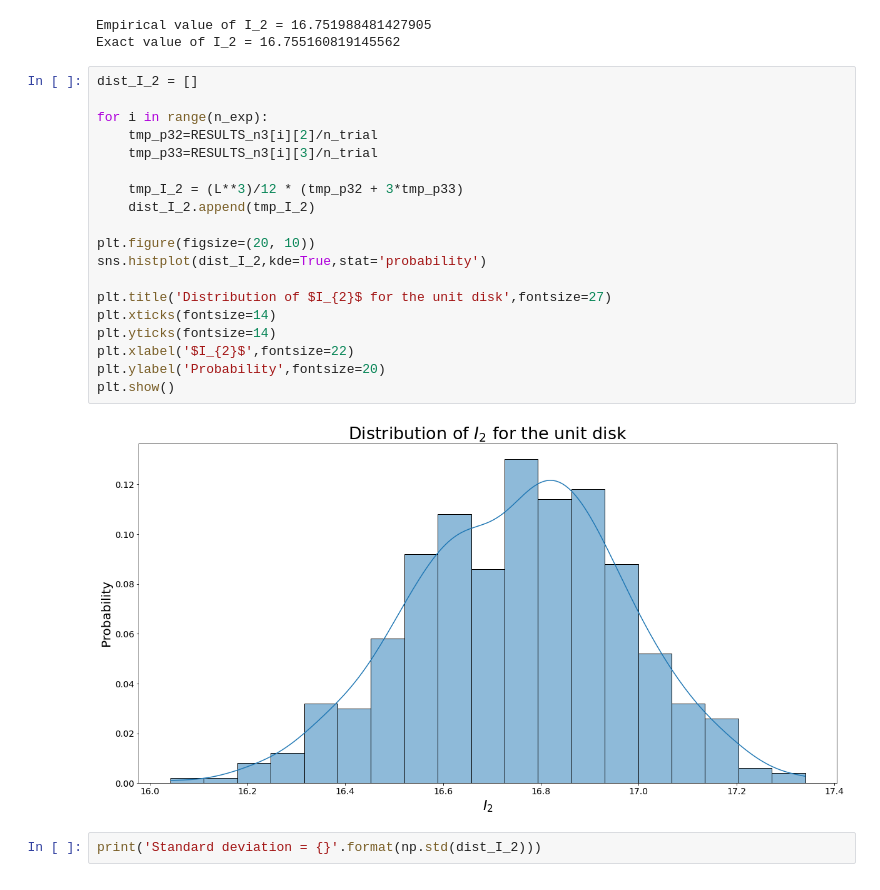
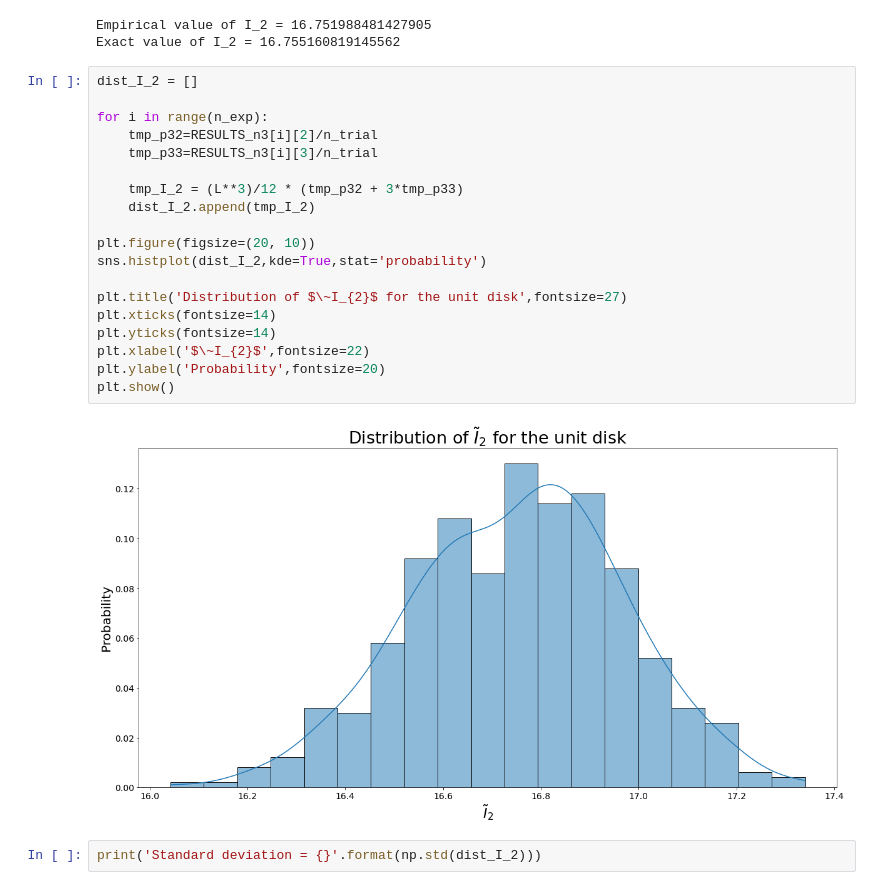
Before and after one commit to Davit98/Simulating_Random_Lines, a Jupyter notebook: Simulations (Unit Disk).ipynb, the cells around one changed output. Cells and saved outputs as stored; diff of their text form.

```diff
--- a/Simulations (Unit Disk).ipynb
+++ b/Simulations (Unit Disk).ipynb
@@ -185,24 +185,24 @@ Exact value of I_2 = 16.755160819145562
 # %%
 dist_I_2 = []
 
 for i in range(n_exp):
     tmp_p32=RESULTS_n3[i][2]/n_trial
     tmp_p33=RESULTS_n3[i][3]/n_trial
 
     tmp_I_2 = (L**3)/12 * (tmp_p32 + 3*tmp_p33)
     dist_I_2.append(tmp_I_2)
 
 plt.figure(figsize=(20, 10))
 sns.histplot(dist_I_2,kde=True,stat='probability')
 
-plt.title('Distribution of $I_{2}$ for the unit disk',fontsize=27)
+plt.title('Distribution of $\~I_{2}$ for the unit disk',fontsize=27)
 plt.xticks(fontsize=14)
 plt.yticks(fontsize=14)
-plt.xlabel('$I_{2}$',fontsize=22)
+plt.xlabel('$\~I_{2}$',fontsize=22)
 plt.ylabel('Probability',fontsize=20)
 plt.show()
 # %% [output]
-[figure, old version]
+[figure, new version]
 # %%
 print('Standard deviation = {}'.format(np.std(dist_I_2)))
 # %% [output]
```
Also changed, not shown: parts of 6 cells of this notebook.
